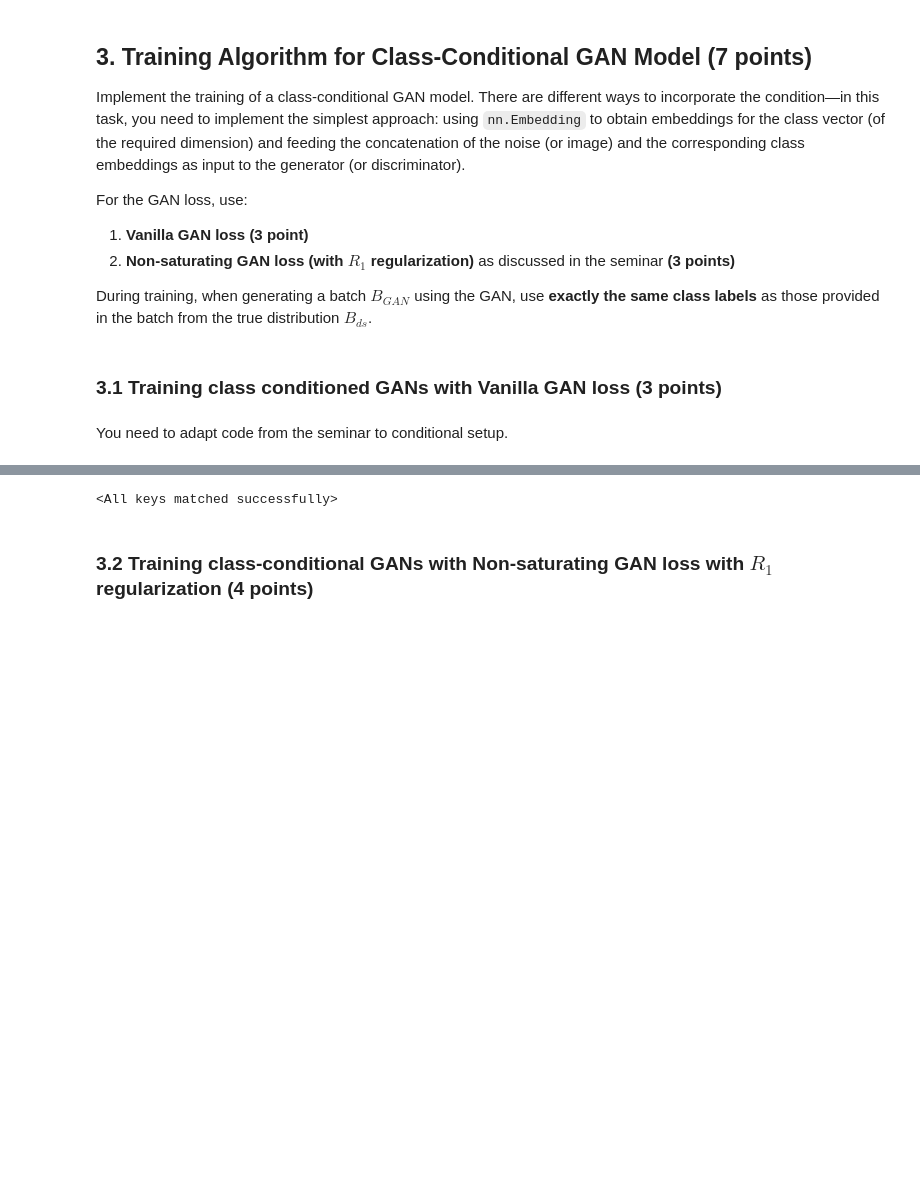
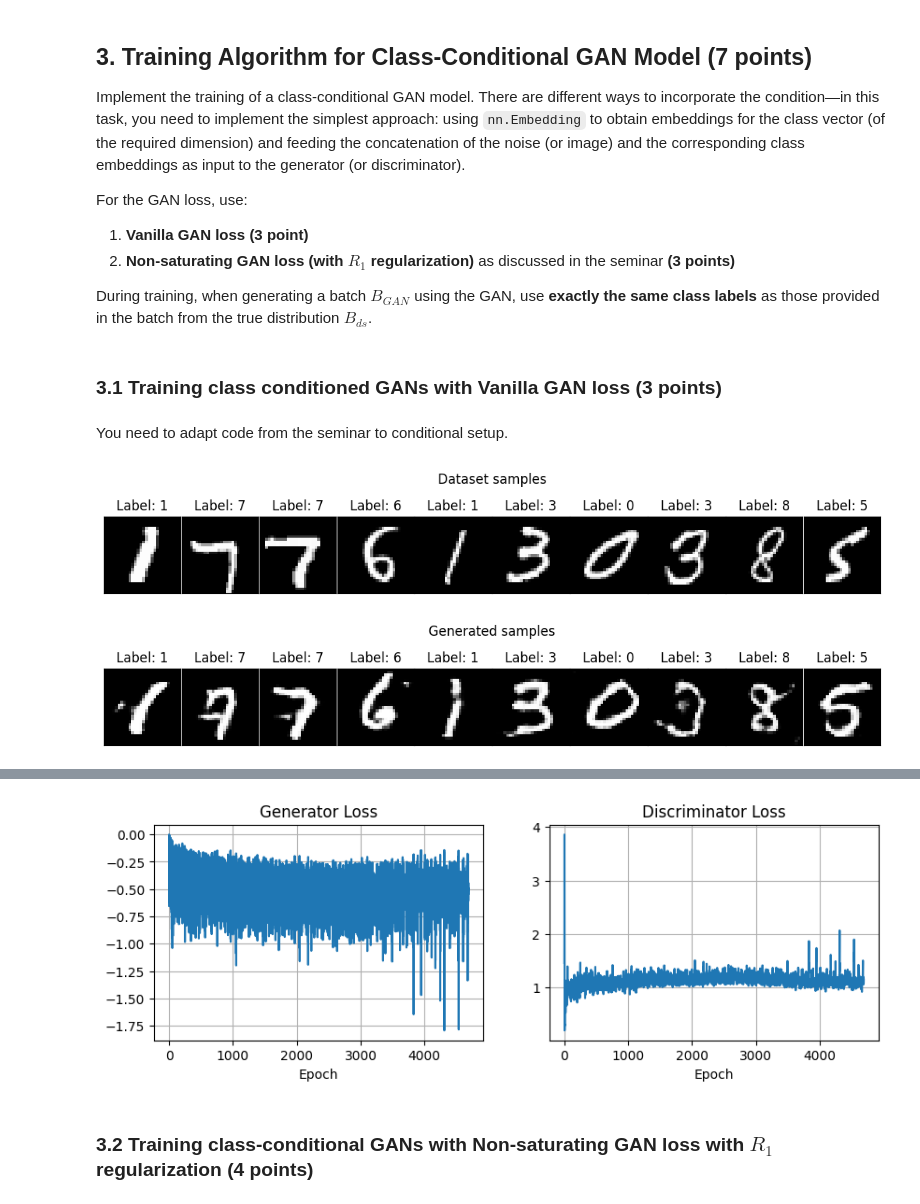
Before and after one commit to br0fire/Skoltech_GenAI, a Jupyter notebook: HW1/HW1_GenAI2025_CondGANs_part2.ipynb, the cells around one changed output, grey strips where cells are left out. Drawn from its saved outputs; the diff is of its cells as text; code cells hidden in the pictures; blank space fills up the shorter version.

```diff
--- a/HW1/HW1_GenAI2025_CondGANs_part2.ipynb
+++ b/HW1/HW1_GenAI2025_CondGANs_part2.ipynb
@@ -410,13 +360,16 @@ D_cond = VanillaConditionalConvDiscriminator(num_classes=10).to(DEVICE)
 G_cond_optim = torch.optim.RMSprop(G_cond.parameters(), lr=LR)
 D_cond_optim = torch.optim.RMSprop(D_cond.parameters(), lr=LR)
 # %%
-# train_losses = train_vanilla_cond(
-#     train_mnist_loader,
-#     G_cond,
-#     D_cond,
-#     G_cond_optim,
-#     D_cond_optim,
-#     discriminator_steps=DISC_STEPS,
-#     n_epochs=N_EPOCHS,
-#     visualize_steps=VIS_STEPS,
-# )
+train_losses = train_vanilla_cond(
+    train_mnist_loader,
+    G_cond,
+    D_cond,
+    G_cond_optim,
+    D_cond_optim,
+    discriminator_steps=DISC_STEPS,
+    n_epochs=N_EPOCHS,
+    visualize_steps=VIS_STEPS,
+)
+# %% [output]
+[figure, added]
+[figure, added]
@@ -422,0 +377 @@ D_cond_optim = torch.optim.RMSprop(D_cond.parameters(), lr=LR)
+[figure, added]
@@ -427,10 +378,3 @@ D_cond_optim = torch.optim.RMSprop(D_cond.parameters(), lr=LR)
-# %%
-sdg = torch.load('generator_weights.pth')
-sdd = torch.load('discriminator_weights.pth')
-G_cond.load_state_dict(sdg)
-D_cond.load_state_dict(sdd)
-# %% [output]
-<All keys matched successfully>
 # %% [markdown]
 ### 3.2 Training class-conditional GANs with Non-saturating GAN loss with $R_1$ regularization (4 points)
 # %%
```
Also changed, not shown: parts of 17 cells of this notebook.
